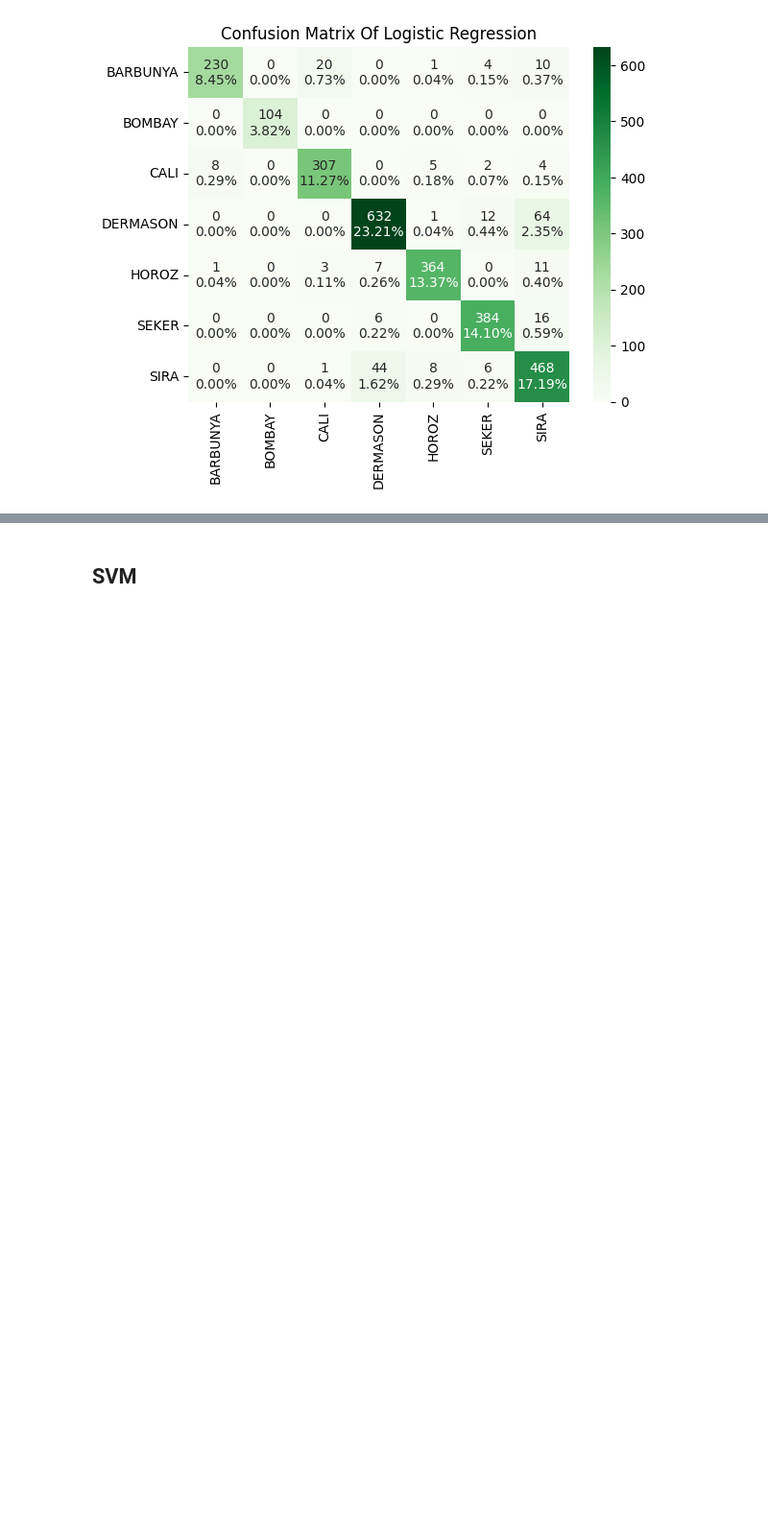
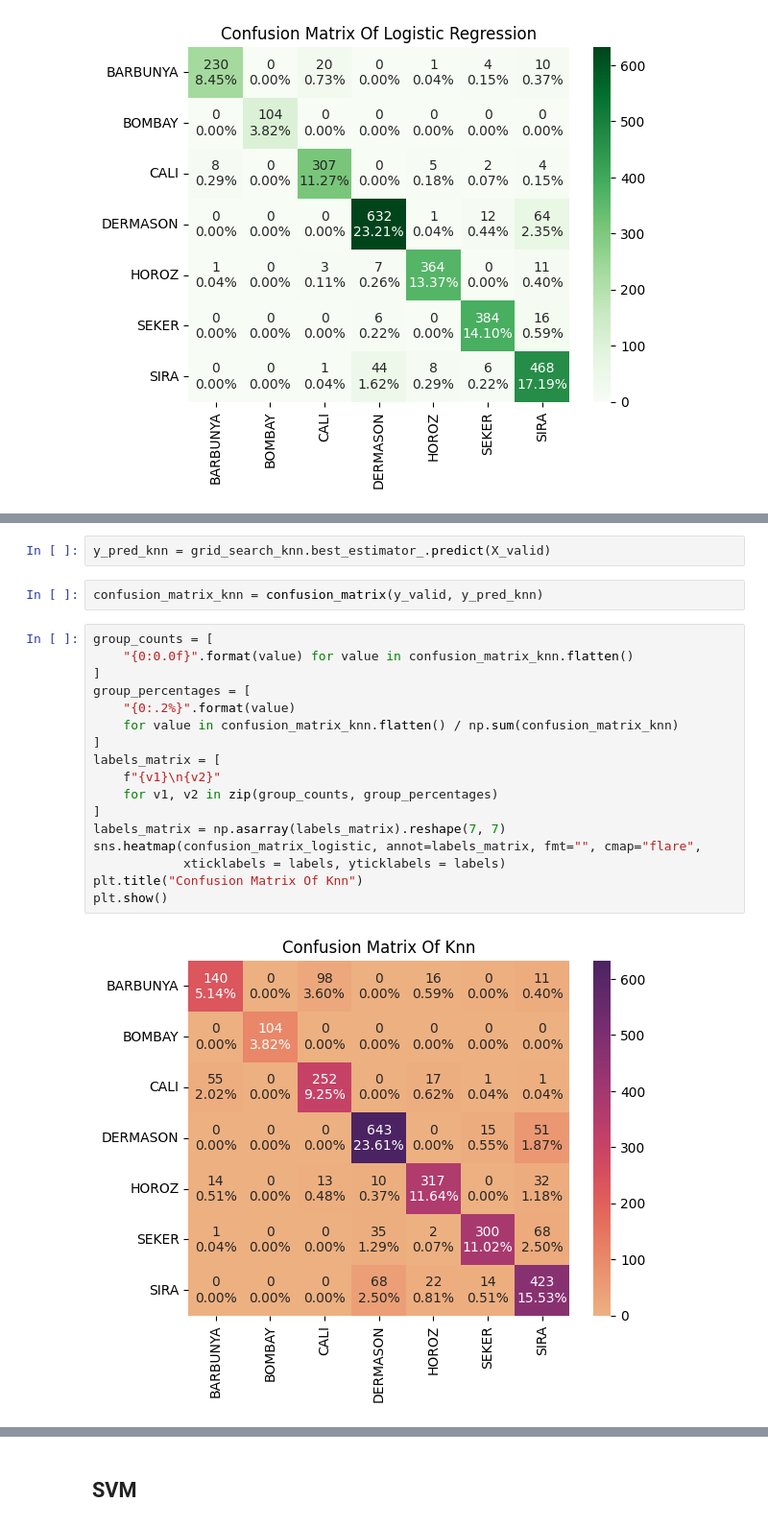
Before and after one commit to amin-eghbalian/dry_bean, a Jupyter notebook: dry_bean.ipynb, the cells around one changed output, grey strips where cells are left out. Shown at 96% size. Cells and saved outputs as stored; diff of their text form; blank space fills up the shorter version.

```diff
--- a/dry_bean.ipynb
+++ b/dry_bean.ipynb
@@ -369,0 +328,23 @@ plt.show()
+# %%
+y_pred_knn = grid_search_knn.best_estimator_.predict(X_valid)
+# %%
+confusion_matrix_knn = confusion_matrix(y_valid, y_pred_knn)
+# %%
+group_counts = [
+    "{0:0.0f}".format(value) for value in confusion_matrix_knn.flatten()
+]
+group_percentages = [
+    "{0:.2%}".format(value)
+    for value in confusion_matrix_knn.flatten() / np.sum(confusion_matrix_knn)
+]
+labels_matrix = [
+    f"{v1}\n{v2}"
+    for v1, v2 in zip(group_counts, group_percentages)
+]
+labels_matrix = np.asarray(labels_matrix).reshape(7, 7)
+sns.heatmap(confusion_matrix_logistic, annot=labels_matrix, fmt="", cmap="flare",
+            xticklabels = labels, yticklabels = labels)
+plt.title("Confusion Matrix Of Knn")
+plt.show()
+# %% [output]
+[figure, added]
```
Also changed, not shown: parts of 38 cells of this notebook.
